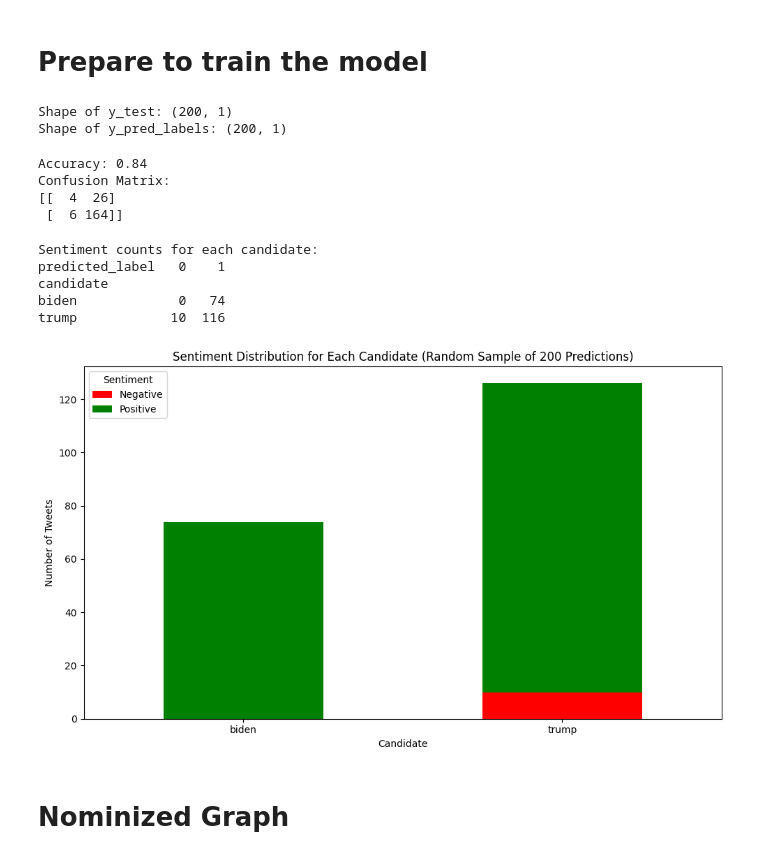
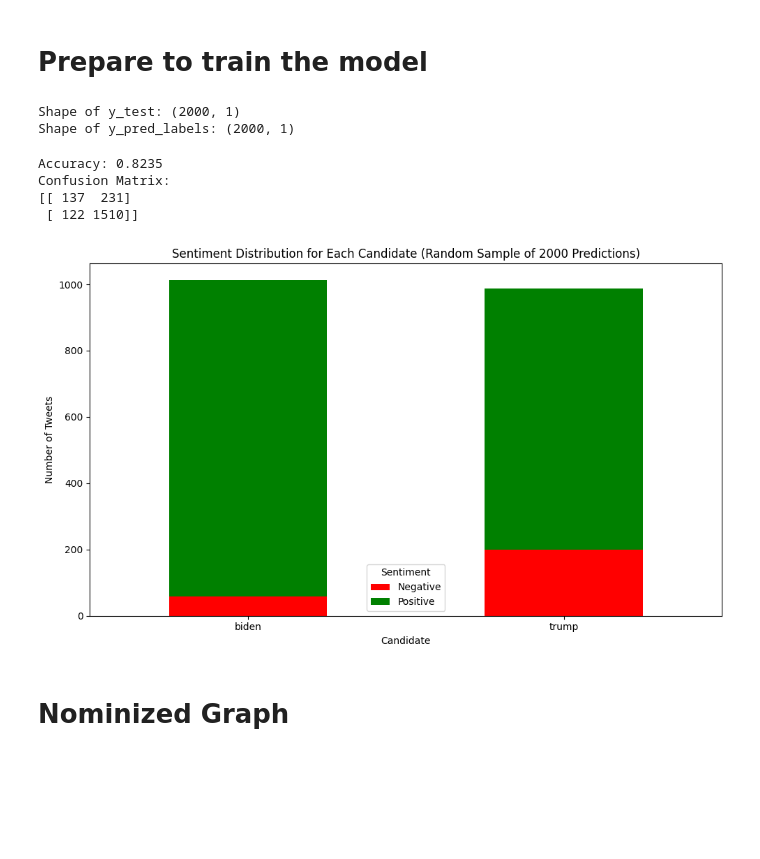
Before and after one commit to renatovfreitas/DataCircle_Twitter_Project, a Jupyter notebook: twitterSentimentLR.ipynb, the cells around one changed output. Drawn from its saved outputs; the diff is of its cells as text; code cells hidden in the pictures; blank space fills up the shorter version.

```diff
--- a/twitterSentimentLR.ipynb
+++ b/twitterSentimentLR.ipynb
@@ -41,5 +42,5 @@ Saving thousand_tweets.csv to thousand_tweets (2).csv
 # %%
-df = pd.read_csv("thousand_tweets.csv")
+df = pd.read_csv("ten_thousand_tweets.csv")
 # %%
 print(df.head(5))
 # %% [output]
@@ -197,8 +198,15 @@ theta shape: (4582, 1)
 # %%
 # Train the logistic regression model
 alpha = 0.01
-num_iters = 1000
+num_iters = 10000
 theta, J_history = gradientDescent(X_train, y_train, theta, alpha, num_iters)
+
+# Plot the cost function over iterations
+plt.plot(J_history)
+plt.xlabel('Iterations')
+plt.ylabel('Cost')
+plt.title('Cost Function Convergence')
+plt.show()
 # %%
 # Predict sentiment for the test set
 y_pred = sigmoid(np.dot(X_test, theta))
@@ -220,8 +228,8 @@ y_test_binary = np.where(y_test == 0.5, 1, y_test).astype(int).flatten()
 print("Shape of y_test:", y_test.shape)
 print("Shape of y_pred_labels:", y_pred_labels.shape)
 # %% [output]
-Shape of y_test: (200, 1)
-Shape of y_pred_labels: (200, 1)
+Shape of y_test: (2000, 1)
+Shape of y_pred_labels: (2000, 1)
 # %%
 # Evaluate the model
 accuracy = accuracy_score(y_test_binary, y_pred_labels.flatten())
@@ -230,44 +238,39 @@ confusion = confusion_matrix(y_test_binary, y_pred_labels.flatten())
 print(f"Accuracy: {accuracy}")
 print(f"Confusion Matrix:\n{confusion}")
 # %% [output]
-Accuracy: 0.84
+Accuracy: 0.8235
 Confusion Matrix:
-[[  4  26]
- [  6 164]]
+[[ 137  231]
+ [ 122 1510]]
 # %%
 # Create a DataFrame for the predictions using the original DataFrame indices
 predictions_df = pd.DataFrame({
     'candidate': df.loc[test_indices, 'candidate'],  # Get candidate labels for the test set
     'predicted_label': y_pred_labels.flatten()  # Flatten to ensure correct shape
 })
 
-# Randomly sample 200 predictions
-sampled_predictions = predictions_df.sample(n=200, random_state=42)
+# Randomly sample 2000 predictions
+sampled_predictions = predictions_df.sample(n=0,2*n, random_state=42)
 
 # Count the occurrences of each sentiment for each candidate
 sentiment_counts = sampled_predictions.groupby(['candidate', 'predicted_label']).size().unstack(fill_value=0)
 
 # Define colors for each sentiment (assuming 0 = negative, 1 = positive)
 colors = ['red', 'green']  # Adjust colors based on your sentiment labels
 
 # Plotting the bar chart
 sentiment_counts.plot(kind='bar', stacked=True, color=colors, figsize=(10, 6))
 
 # Adding labels and title
-plt.title('Sentiment Distribution for Each Candidate (Random Sample of 200 Predictions)')
+plt.title('Sentiment Distribution for Each Candidate (Random Sample of 2000 Predictions)')
 plt.xlabel('Candidate')
 plt.ylabel('Number of Tweets')
 plt.xticks(rotation=0)  # Rotate x-axis labels for better readability
 plt.legend(title='Sentiment', labels=['Negative', 'Positive'])  # Adjust labels as necessary
 plt.tight_layout()  # Adjust layout to make room for the legend
 plt.show()
 # %% [output]
-Sentiment counts for each candidate:
-predicted_label   0    1
-candidate
-biden             0   74
-trump            10  116
-[figure, old version]
+[figure, new version]
 # %% [markdown]
 # Nominized Graph
 # %%
```
Also changed, not shown: parts of 9 cells of this notebook.
